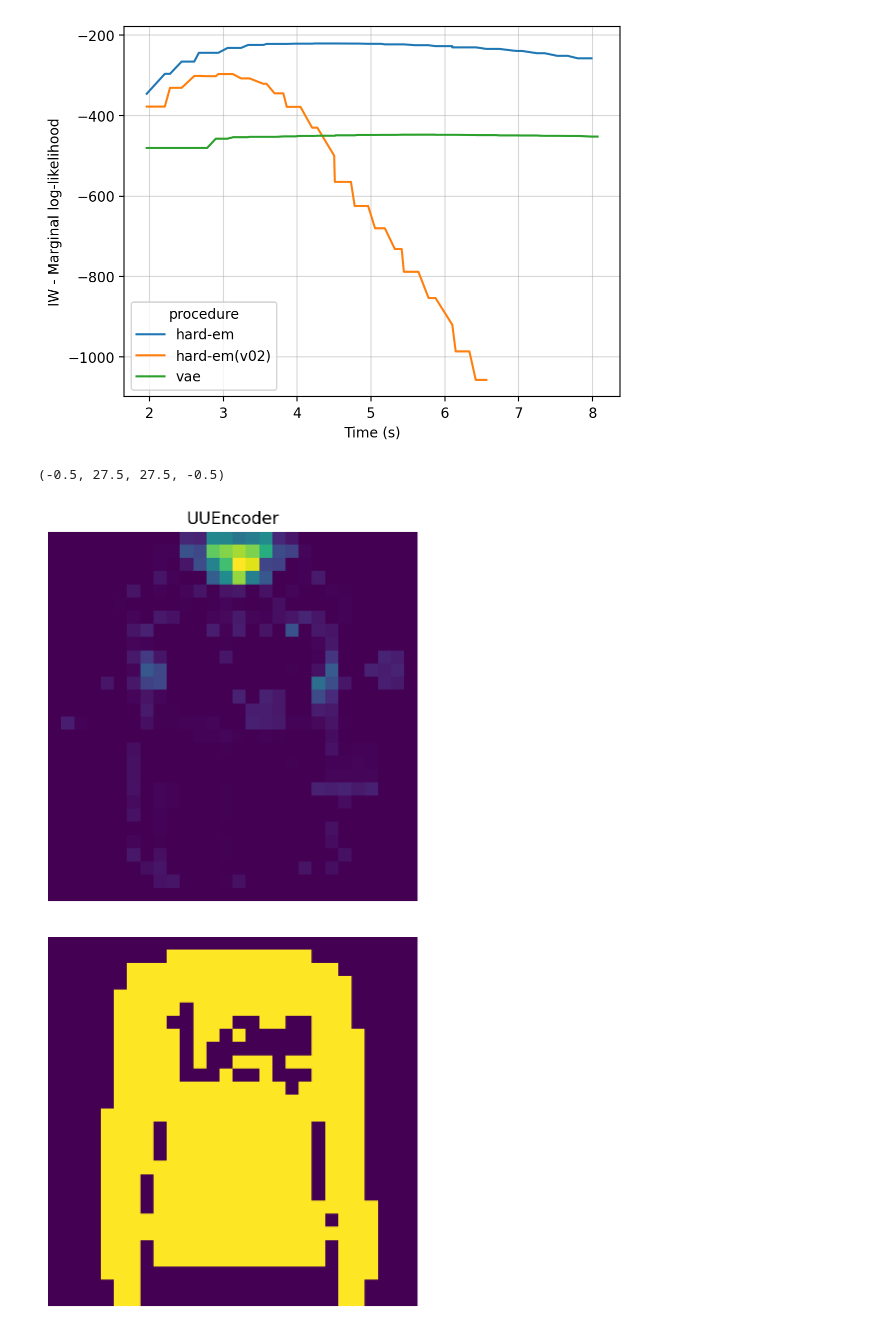
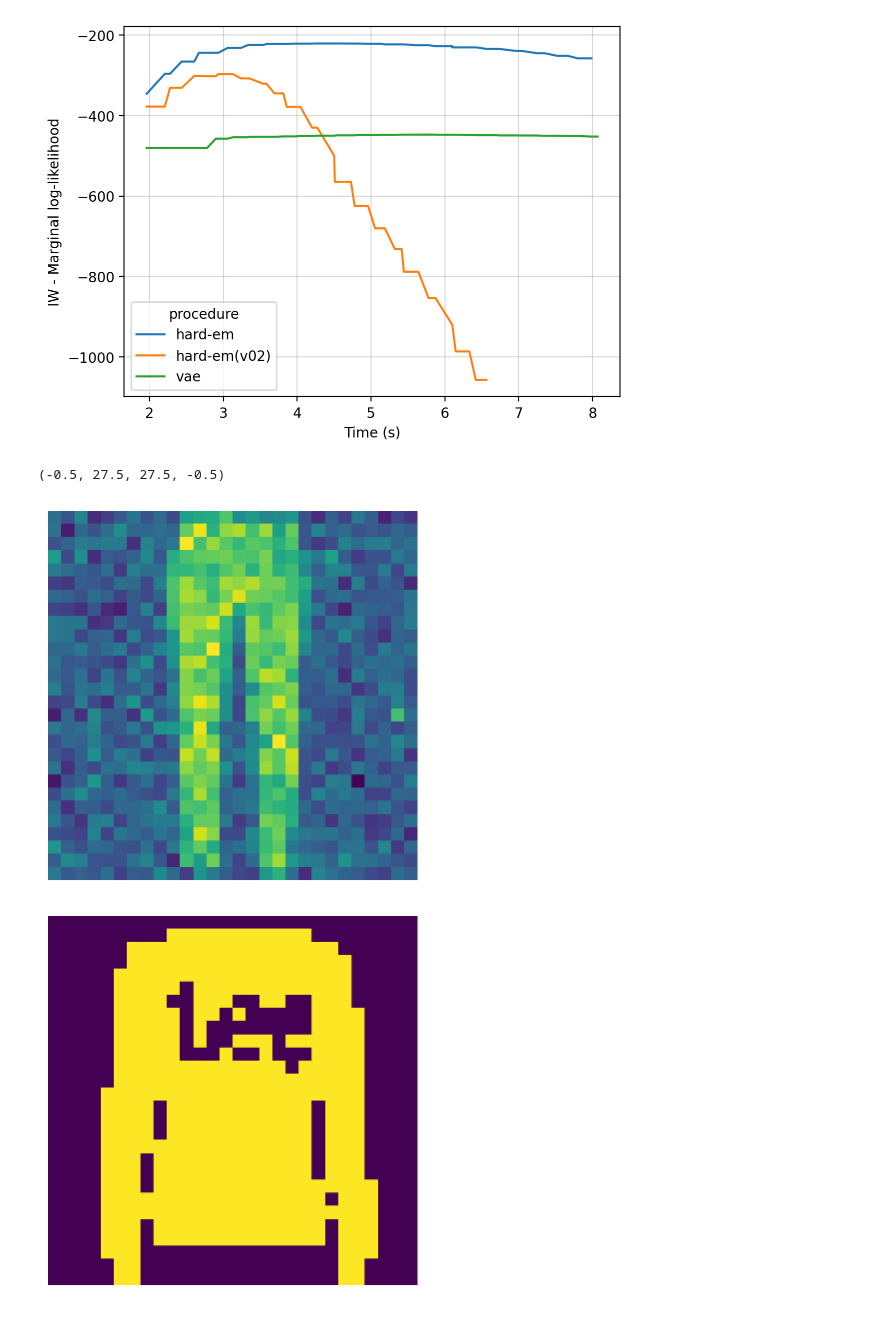
Before and after one commit to gerdm/hard-em-lvm, a Jupyter notebook: notebooks/17-unamortised-test.ipynb, the cells around one changed output. Cells and saved outputs as stored; diff of their text form; code cells hidden in the pictures.

```diff
--- a/notebooks/17-unamortised-test.ipynb
+++ b/notebooks/17-unamortised-test.ipynb
@@ -542,8 +560,8 @@ plt.grid(alpha=0.5)
 # %% [output]
 [figure]
 # %%
-nepoch = "e1000"
-res = res_uvae
+nepoch = "e50"
+res = res_vae
 
 # Encoder params (found at test)
 test_params_encoder = res["test"]["params"][nepoch]
@@ -553,16 +571,15 @@ test_params_decoder = res["train"]["checkpoint_params"][nepoch]
 # %%
 ix_target = 1
 mu = jax.vmap(config_test.model_encoder.apply, (0, None))(test_params_encoder, key)
 mu = mu[-1][0]
 
 logit_mean_x = config_test.model_decoder.apply(test_params_decoder, mu)
 
 plt.imshow(nn.sigmoid(logit_mean_x[ix_target]).reshape(28, 28))
-plt.title("UUEncoder")
 plt.axis("off")
 # %% [output]
 (-0.5, 27.5, 27.5, -0.5)
-[figure, old version]
+[figure, new version]
 # %%
 plt.imshow(X_test[ix_target].reshape(28, 28))
 plt.axis("off");
```
Also changed, not shown: parts of 5 cells of this notebook.
